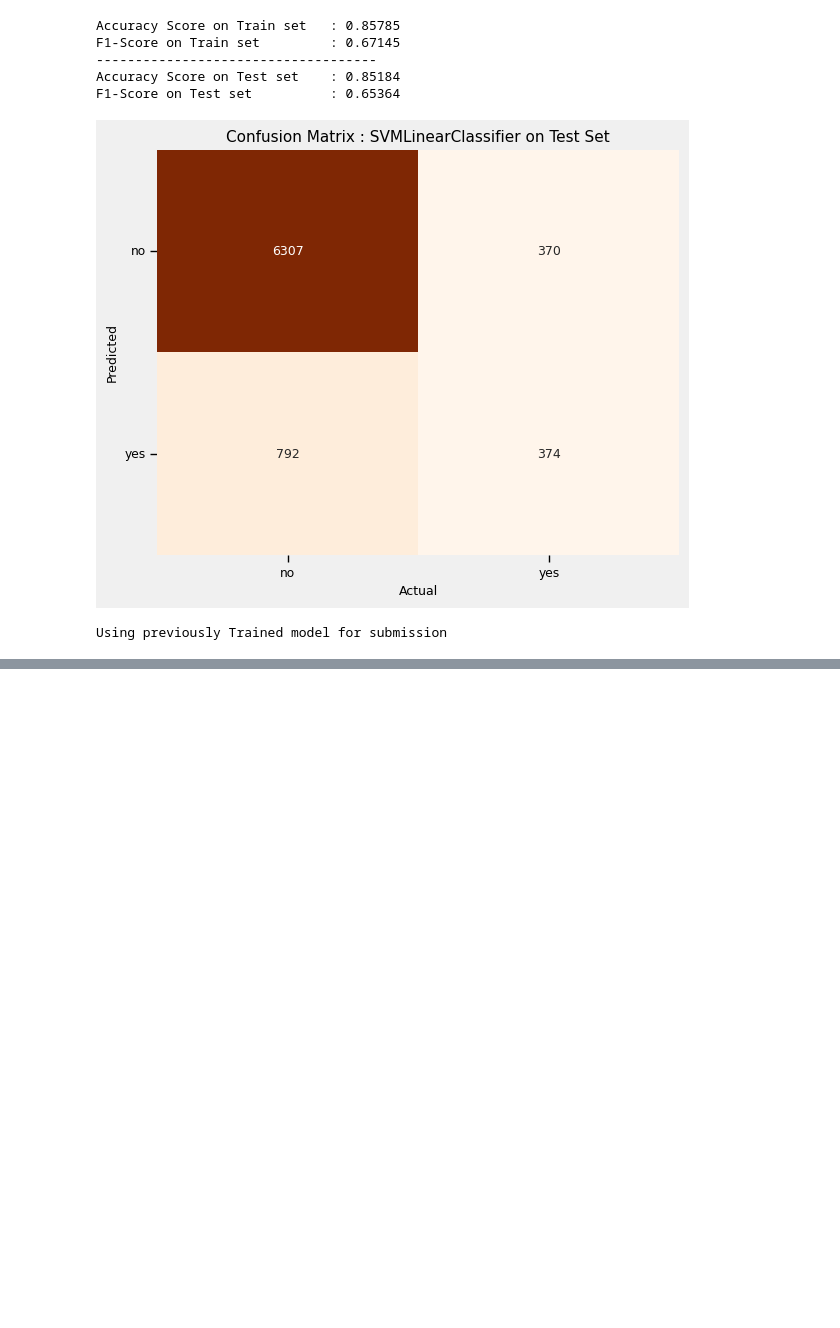
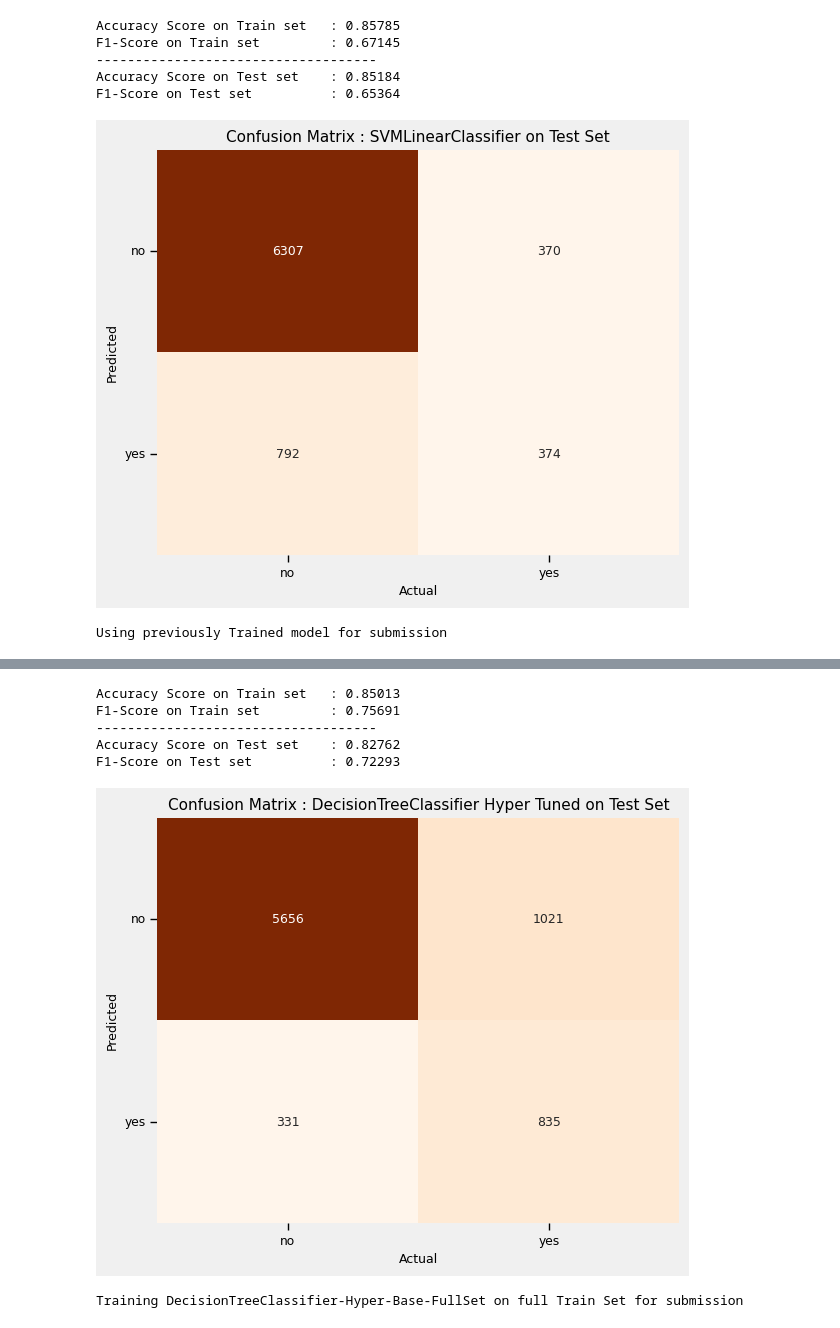
Before and after one commit to jishnukoliyadan/Predicting-the-Success-of-Bank-telemarketing, a Jupyter notebook: notebook/Predict-Success-of-Bank-telemarketing.ipynb, the cells around one changed output, grey strips where cells are left out. Saved outputs shown, nothing was run; the diff lists cells and outputs as text; code cells hidden in the pictures; blank space fills up the shorter version.

```diff
--- a/notebook/Predict-Success-of-Bank-telemarketing.ipynb
+++ b/notebook/Predict-Success-of-Bank-telemarketing.ipynb
@@ -1048,0 +1110,51 @@ Using previously Trained model for submission
+# %%
+grid_params = {'max_depth': [None, 5, 10, 15, 20, 25, 30, 40, 50],
+               'criterion': ['gini', 'entropy', 'log_loss'],
+               'splitter': ['best', 'random'],
+               'min_samples_split': [2, 3, 4, 5, 6, 8, 10],
+               'min_samples_leaf': [1, 2, 3, 4, 5, 6, 8, 10],
+               'max_features': ['sqrt', 'log2', None],
+               'class_weight': [None] + [{0 : float(round(wt, 2)), 1 : float(round(1- wt, 2))}
+                                         for wt in np.linspace(0, 1, 5)]}
+
+# skf = StratifiedKFold(n_splits = 5, shuffle = False)
+# gridCV = GridSearchCV(DecisionTreeClassifier(random_state = 45),
+#                       grid_params, cv = skf, scoring = 'f1_macro', n_jobs = -1)
+# gridCV.fit(og_tansformed_train_X, trainDF_most_Y)
+# gridCV.best_params_
+
+# Best parameters received post hyper-parameter tuning with cross-validation 5
+best_params_ = {'criterion': 'gini',
+                'splitter': 'random',
+                'max_depth': 10,
+                'min_samples_split': 2,
+                'min_samples_leaf': 5,
+                'max_features': None,
+                'class_weight': {0: 0.25, 1: 0.75}}
+# %%
+clf_name = 'DecisionTreeClassifier-Hyper-Base'
+dtClassifier_, dt_f1Score = train_partial_classifier_model(DecisionTreeClassifier(
+                                                                **best_params_, random_state = 45),
+                                                             trainX_ = tansformed_train_X,
+                                                             trainY_ = y_train,
+                                                             testX_ = tansformed_test_X,
+                                                             testY_ = y_test,
+                                                             text_  = 'DecisionTreeClassifier Hyper Tuned',
+                                                             plot_cm = True,
+                                                             onTrain = True)
+
+model_performance_df.loc[len(model_performance_df)] = [clf_name, best_params_, dt_f1Score]
+
+clf_name = 'DecisionTreeClassifier-Hyper-Base-FullSet'
+submission_classifier(classifier_ = DecisionTreeClassifier(**best_params_, random_state = 45),
+                      filename = 'submission', clf_name = clf_name,
+                      trainX_og = og_tansformed_train_X, trainY_og = trainDF_most_Y,
+                      testX_ = og_tansformed_test_X, submission_DF = submissionDF, train = True)
+# %% [output]
+Accuracy Score on Train set   : 0.85013
+F1-Score on Train set         : 0.75691
+------------------------------------
+Accuracy Score on Test set    : 0.82762
+F1-Score on Test set          : 0.72293
+[figure, added]
+Training DecisionTreeClassifier-Hyper-Base-FullSet on full Train Set for submission
```
Also changed, not shown: parts of 24 cells of this notebook, 2 other files.
